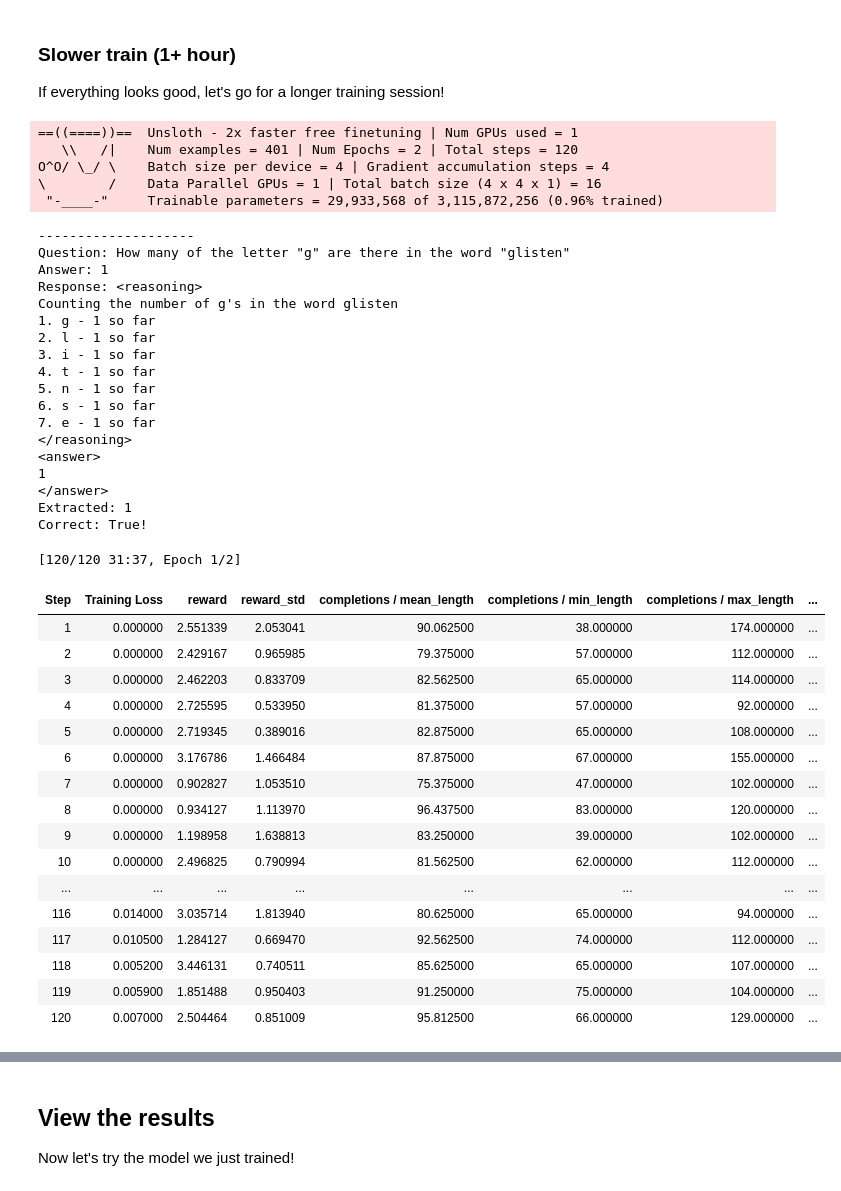
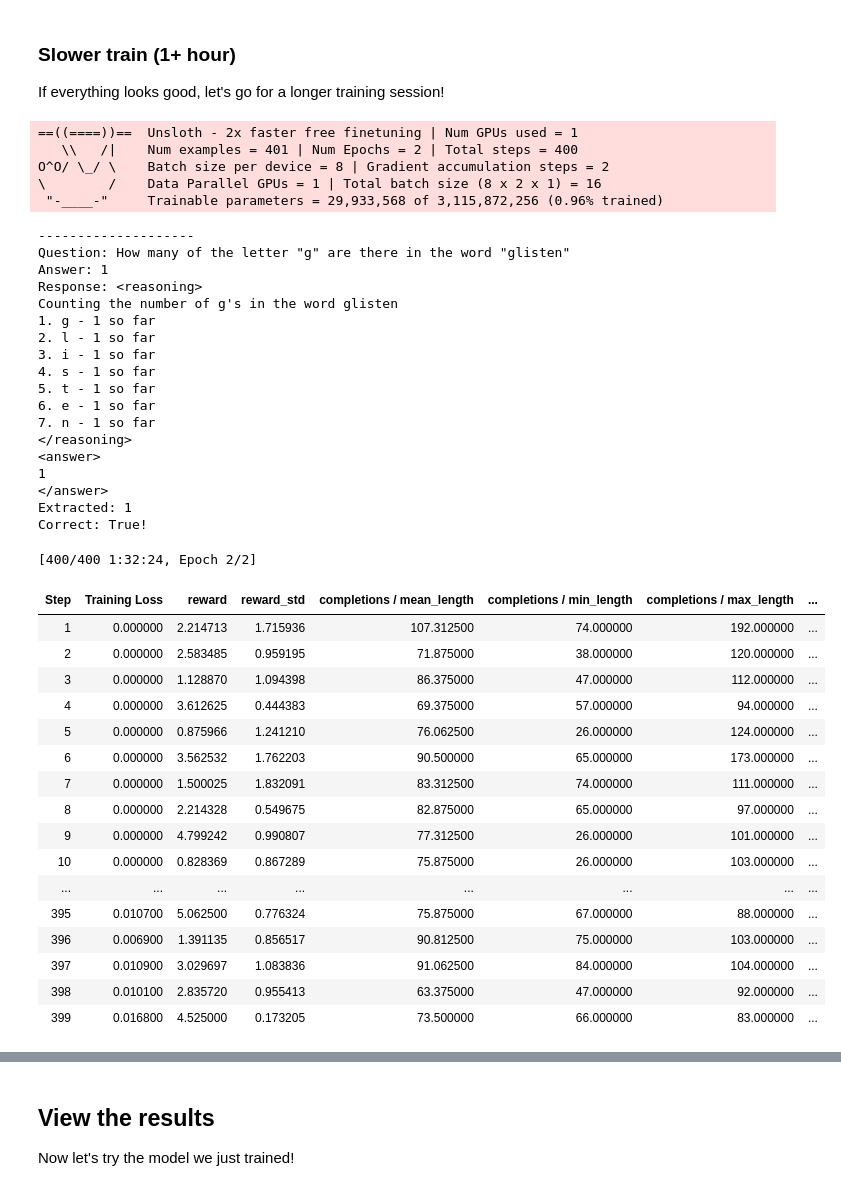
Before and after one commit to sara-shaheen-ML/Generative-AI-Nanodegree, a Jupyter notebook: module01_intro_genai/Project/gen_ai_fundamentals_project_starter.ipynb, the cells around one changed output, grey strips where cells are left out. Drawn from its saved outputs; the diff is of its cells as text; code cells hidden in the pictures.

```diff
--- a/module01_intro_genai/Project/gen_ai_fundamentals_project_starter.ipynb
+++ b/module01_intro_genai/Project/gen_ai_fundamentals_project_starter.ipynb
@@ -1032,13 +1034,26 @@ Extracted: {extracted_responses[0]}
 Correct: {str(extracted_responses[0]) == str(counts[0])}!
     """)
 
-    res = [
-        # Provide reward for exactly correct answer
-        1.0 if str(r) == str(a) else 0.0
-        for r, a in zip(extracted_responses, counts)
-]
+
+    res = []
+    for pred, target in zip(extracted_responses, counts):
+        t = int(target)
+
+        # Robustly parse an int from pred (handles None, "3\n", "Answer: 3", etc.)
+        m = re.search(r"-?\d+", str(pred))
+        if m is None:
+            res.append(0.0)
+            continue
+
+        p = int(m.group())
+
+        if p == t:
+            res.append(1.0)
+        else:
+            # Dense but bounded shaping
+            res.append(math.exp(-abs(p - t)))
+
     return res
-
 
 res = correct_answer_reward_func(
     prompts=[
@@ -1118,10 +1133,10 @@ COMMON_GRPO_TRAINING_PARAMS = dict(
     # Set the batch size appropriately for your hardware. For GRPO there are a number of parameters to set.
     # If you are not sure about your GPU, assume you have a T4. See the memory specs here:
     # https://www.nvidia.com/content/dam/en-zz/Solutions/Data-Center/tesla-product-literature/T4%20Product%20Brief.pdf
-    per_device_train_batch_size=4,  # per_device_train_batch_size / num_generations determines the number of simultaneous prompts to consider.
+    per_device_train_batch_size=8,  # per_device_train_batch_size / num_generations determines the number of simultaneous prompts to consider.
     # Note: Set per_device_train_batch_size to at most 16 on the Vocareum T4 for best stability
-    num_generations=4,  # Determines the number of completions/generations to compute for each single prompt
-    gradient_accumulation_steps=4,  # This parameter allow us to consider multiple steps in a single optimization step
+    num_generations=8,  # Determines the number of completions/generations to compute for each single prompt
+    gradient_accumulation_steps=2,  # This parameter allow us to consider multiple steps in a single optimization step
     adam_beta1=0.9,
     adam_beta2=0.99,
     weight_decay=0.1,
@@ -1254,56 +1269,56 @@ training_args = GRPOConfig(
     # Configure the maximum number of steps to take about 30mins of time for
     # a medium-sized experiment. (See how long the previous example took and
     # scale up appropriately using your best guess.)
-     max_steps= 120,  # ~60min
+     max_steps= 400,  # ~60min
 )
 trainer = GRPOTrainer(
     model=model,
     processing_class=tokenizer,
     reward_funcs=REWARD_FUNCS,
     args=training_args,
     train_dataset=ds,
 )
 trainer_res = trainer.train()
 # %% [output]
 ==((====))==  Unsloth - 2x faster free finetuning | Num GPUs used = 1
-   \\   /|    Num examples = 401 | Num Epochs = 2 | Total steps = 120
-O^O/ \_/ \    Batch size per device = 4 | Gradient accumulation steps = 4
-\        /    Data Parallel GPUs = 1 | Total batch size (4 x 4 x 1) = 16
+   \\   /|    Num examples = 401 | Num Epochs = 2 | Total steps = 400
+O^O/ \_/ \    Batch size per device = 8 | Gradient accumulation steps = 2
+\        /    Data Parallel GPUs = 1 | Total batch size (8 x 2 x 1) = 16
  "-____-"     Trainable parameters = 29,933,568 of 3,115,872,256 (0.96% trained)
 --------------------
 Question: How many of the letter "g" are there in the word "glisten"
 Answer: 1
 Response: <reasoning>
 Counting the number of g's in the word glisten
 1. g - 1 so far
 2. l - 1 so far
 3. i - 1 so far
-4. t - 1 so far
-5. n - 1 so far
-6. s - 1 so far
-7. e - 1 so far
+4. s - 1 so far
+5. t - 1 so far
+6. e - 1 so far
+7. n - 1 so far
 </reasoning>
 <answer>
 1
 </answer>
 Extracted: 1
 Correct: True!
-[120/120 31:37, Epoch 1/2]
+[400/400 1:32:24, Epoch 2/2]
 | Step | Training Loss | reward | reward_std | completions / mean_length | completions / min_length | completions / max_length | ... |
-| 1 | 0.000000 | 2.551339 | 2.053041 | 90.062500 | 38.000000 | 174.000000 | ... |
-| 2 | 0.000000 | 2.429167 | 0.965985 | 79.375000 | 57.000000 | 112.000000 | ... |
-| 3 | 0.000000 | 2.462203 | 0.833709 | 82.562500 | 65.000000 | 114.000000 | ... |
-| 4 | 0.000000 | 2.725595 | 0.533950 | 81.375000 | 57.000000 | 92.000000 | ... |
-| 5 | 0.000000 | 2.719345 | 0.389016 | 82.875000 | 65.000000 | 108.000000 | ... |
-| 6 | 0.000000 | 3.176786 | 1.466484 | 87.875000 | 67.000000 | 155.000000 | ... |
-| 7 | 0.000000 | 0.902827 | 1.053510 | 75.375000 | 47.000000 | 102.000000 | ... |
-| 8 | 0.000000 | 0.934127 | 1.113970 | 96.437500 | 83.000000 | 120.000000 | ... |
-| 9 | 0.000000 | 1.198958 | 1.638813 | 83.250000 | 39.000000 | 102.000000 | ... |
-| 10 | 0.000000 | 2.496825 | 0.790994 | 81.562500 | 62.000000 | 112.000000 | ... |
+| 1 | 0.000000 | 2.214713 | 1.715936 | 107.312500 | 74.000000 | 192.000000 | ... |
+| 2 | 0.000000 | 2.583485 | 0.959195 | 71.875000 | 38.000000 | 120.000000 | ... |
+| 3 | 0.000000 | 1.128870 | 1.094398 | 86.375000 | 47.000000 | 112.000000 | ... |
+| 4 | 0.000000 | 3.612625 | 0.444383 | 69.375000 | 57.000000 | 94.000000 | ... |
+| 5 | 0.000000 | 0.875966 | 1.241210 | 76.062500 | 26.000000 | 124.000000 | ... |
+| 6 | 0.000000 | 3.562532 | 1.762203 | 90.500000 | 65.000000 | 173.000000 | ... |
+| 7 | 0.000000 | 1.500025 | 1.832091 | 83.312500 | 74.000000 | 111.000000 | ... |
+| 8 | 0.000000 | 2.214328 | 0.549675 | 82.875000 | 65.000000 | 97.000000 | ... |
+| 9 | 0.000000 | 4.799242 | 0.990807 | 77.312500 | 26.000000 | 101.000000 | ... |
+| 10 | 0.000000 | 0.828369 | 0.867289 | 75.875000 | 26.000000 | 103.000000 | ... |
 | ... | ... | ... | ... | ... | ... | ... | ... |
-| 116 | 0.014000 | 3.035714 | 1.813940 | 80.625000 | 65.000000 | 94.000000 | ... |
-| 117 | 0.010500 | 1.284127 | 0.669470 | 92.562500 | 74.000000 | 112.000000 | ... |
-| 118 | 0.005200 | 3.446131 | 0.740511 | 85.625000 | 65.000000 | 107.000000 | ... |
-| 119 | 0.005900 | 1.851488 | 0.950403 | 91.250000 | 75.000000 | 104.000000 | ... |
-| 120 | 0.007000 | 2.504464 | 0.851009 | 95.812500 | 66.000000 | 129.000000 | ... |
+| 395 | 0.010700 | 5.062500 | 0.776324 | 75.875000 | 67.000000 | 88.000000 | ... |
+| 396 | 0.006900 | 1.391135 | 0.856517 | 90.812500 | 75.000000 | 103.000000 | ... |
+| 397 | 0.010900 | 3.029697 | 1.083836 | 91.062500 | 84.000000 | 104.000000 | ... |
+| 398 | 0.010100 | 2.835720 | 0.955413 | 63.375000 | 47.000000 | 92.000000 | ... |
+| 399 | 0.016800 | 4.525000 | 0.173205 | 73.500000 | 66.000000 | 83.000000 | ... |
 --------------------
```
Also changed, not shown: parts of 26 cells of this notebook.
